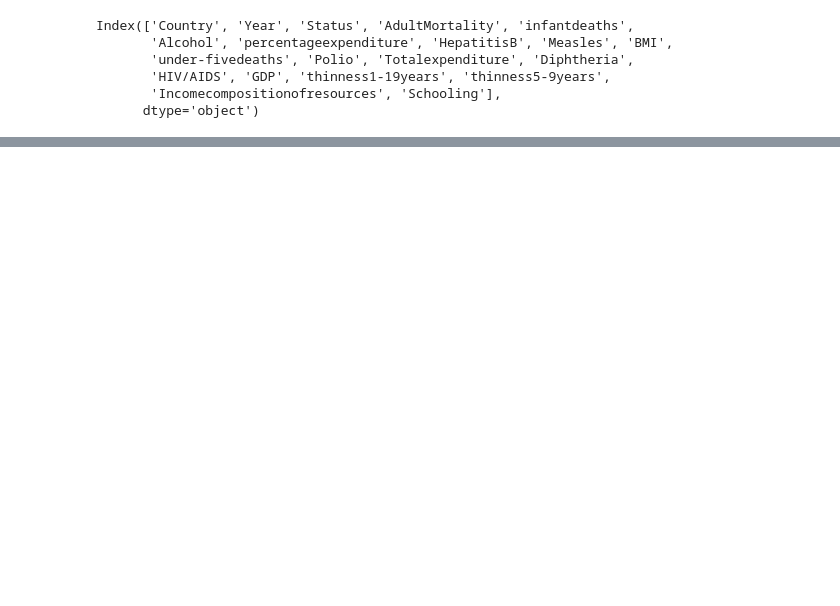
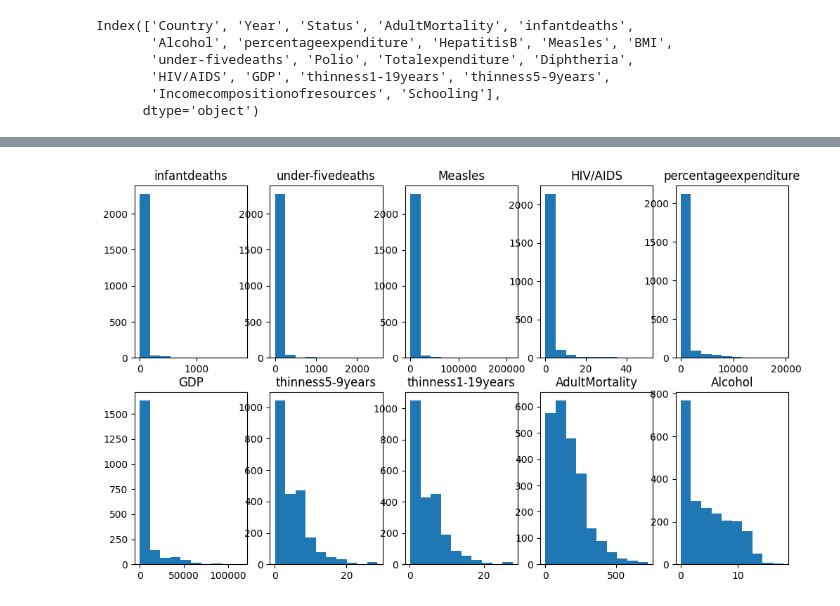
Before and after one commit to 10varun17/Life-Expectancy-Prediction-End-to-End, a Jupyter notebook: main.ipynb, the cells around one changed output, grey strips where cells are left out. Saved outputs shown, nothing was run; the diff lists cells and outputs as text; code cells hidden in the pictures; blank space fills up the shorter version.

```diff
--- a/main.ipynb
+++ b/main.ipynb
@@ -513,0 +494,16 @@ class CombinedAttributesAdder(BaseEstimator, TransformerMixin):
+# %%
+# Right-skewed data
+right_sk_cols = ["infantdeaths", "under-fivedeaths", "Measles", "HIV/AIDS", "percentageexpenditure", "GDP", "thinness5-9years",
+                "thinness1-19years", "AdultMortality", "Alcohol"]
+fig, ax = plt.subplots(2,5, figsize=(12,7))
+for i in range(2):
+    if i == 0:
+        right_sk_col = right_sk_cols[:5]
+    else:
+        right_sk_col = right_sk_cols[5:]
+    for j, col in zip(range(5), right_sk_col):
+        ax[i,j].hist(demographic[col])
+        ax[i,j].set_title(col)
+plt.show()
+# %% [output]
+[figure, added]
```
Also changed, not shown: parts of 14 cells of this notebook.
